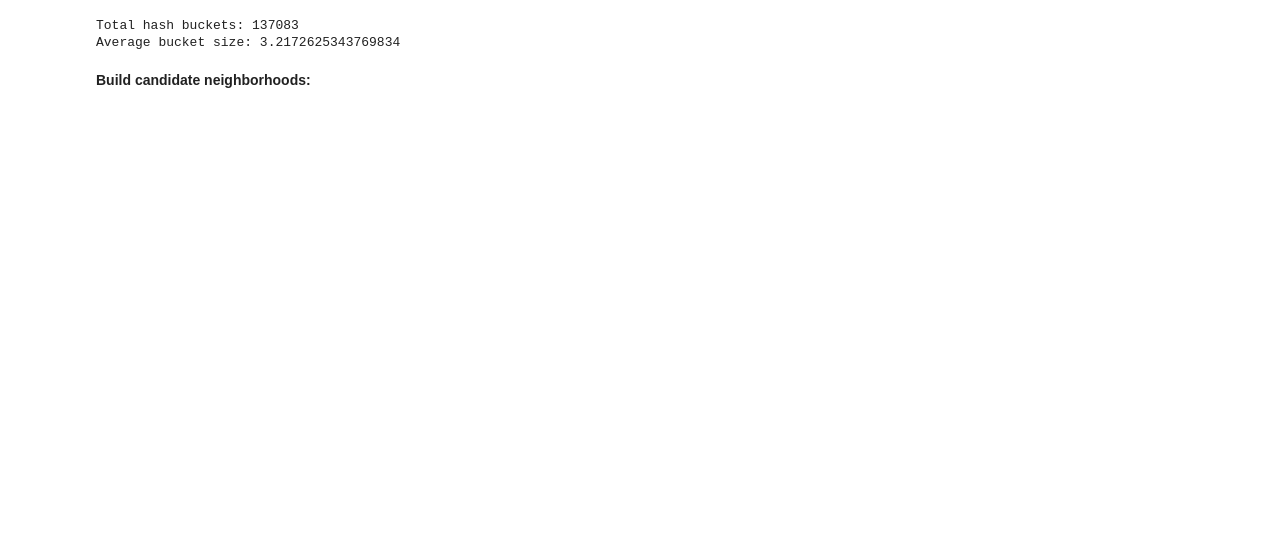
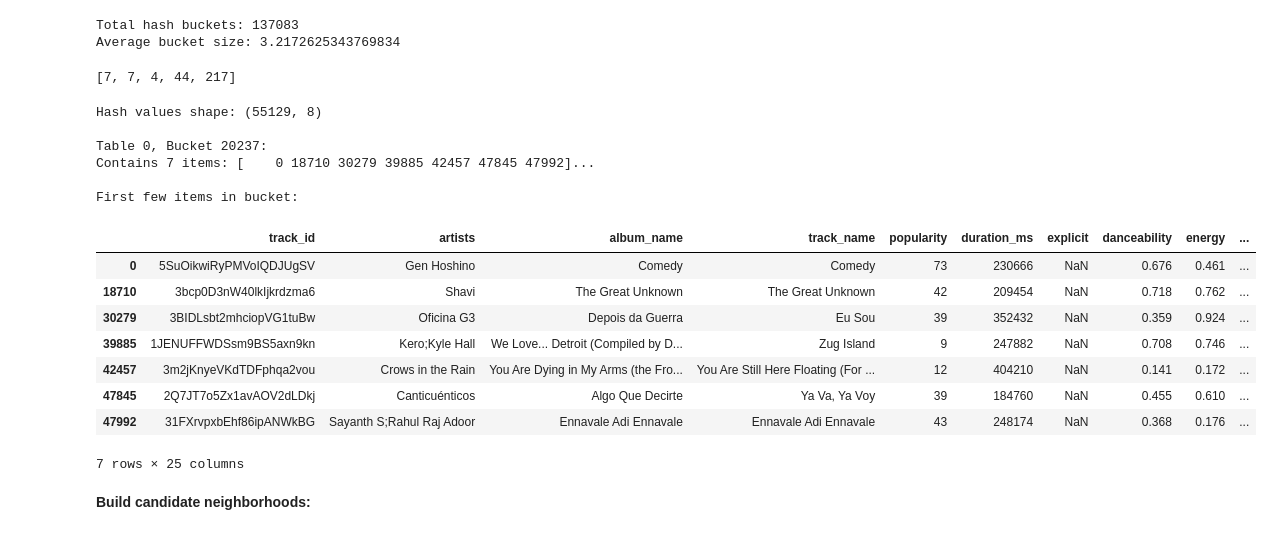
Before and after one commit to adamajane/computational-tools-for-data-science-02807-project, a Jupyter notebook: 3-recommendation-search/3.ipynb, the cells around one changed output. Saved outputs shown, nothing was run; the diff lists cells and outputs as text; code cells hidden in the pictures; blank space fills up the shorter version.

```diff
--- a/3-recommendation-search/3.ipynb
+++ b/3-recommendation-search/3.ipynb
@@ -50,6 +36,7 @@ print("LSH bits shape:", lsh_bits.shape)
 # Load real features
 df_main = pd.read_csv("../dataset_with_lastfm_all.csv")
 df_main = df_main.reset_index(drop=True)
+df_main.drop(columns=["Unnamed: 0"], inplace=True) #This is an irrelevant column, which we can just get rid of.
 X = df_main.select_dtypes(include=[np.number]).to_numpy()
 
 n_items = lsh_bits.shape[0]
@@ -75,6 +117,65 @@ print("Average bucket size:", np.mean(bucket_sizes))
 # %% [output]
 Total hash buckets: 137083
 Average bucket size: 3.2172625343769834
+# %%
+print(bucket_sizes[:5]) #Amount of songs in each buckets. Does not differentiate between tables.
+#Only shows the first 5.
+# %% [output]
+[7, 7, 4, 44, 217]
+# %%
+def get_hash_values(lsh_bits, n_tables, n_bits_per_table):
+    """
+    Convert binary bits to integer hash values for each table.
+
+    Returns: array of shape (n_items, n_tables) with integer hash values
+    """
+    n_items = lsh_bits.shape[0]
+    hash_values = np.zeros((n_items, n_tables), dtype=np.uint32)
+
+    for table_idx in range(n_tables):
+        start_bit = table_idx * n_bits_per_table
+        end_bit = start_bit + n_bits_per_table
+
+        # Get bits for this table
+        table_bits = lsh_bits[:, start_bit:end_bit]
+
+        # Convert binary to integer (each row becomes one hash value)
+        powers = 2 ** np.arange(n_bits_per_table)
+        hash_values[:, table_idx] = table_bits @ powers
+
+    return hash_values
+
+# Get hash values for all items
+hash_values = get_hash_values(lsh_bits, n_tables, n_bits_per_table)
+print("Hash values shape:", hash_values.shape)  # (n_items, 8)
+
+# Example: View all items in a specific bucket
+table_idx = 0  # Choose which table (0-7)
+bucket_id = hash_values[0, table_idx]  # Use item 0's hash as example
+
+items_in_bucket = np.where(hash_values[:, table_idx] == bucket_id)[0]
+print(f"\nTable {table_idx}, Bucket {bucket_id}:")
+print(f"Contains {len(items_in_bucket)} items: {items_in_bucket[:10]}...")
+
+# View these items' data
+print("\nFirst few items in bucket:")
+display(df_main.iloc[items_in_bucket])
+# %% [output]
+Hash values shape: (55129, 8)
+
+Table 0, Bucket 20237:
+Contains 7 items: [    0 18710 30279 39885 42457 47845 47992]...
+
+First few items in bucket:
+|  | track_id | artists | album_name | track_name | popularity | duration_ms | explicit | danceability | energy | ... |
+| 0 | 5SuOikwiRyPMVoIQDJUgSV | Gen Hoshino | Comedy | Comedy | 73 | 230666 | NaN | 0.676 | 0.461 | ... |
+| 18710 | 3bcp0D3nW40lkIjkrdzma6 | Shavi | The Great Unknown | The Great Unknown | 42 | 209454 | NaN | 0.718 | 0.762 | ... |
+| 30279 | 3BIDLsbt2mhciopVG1tuBw | Oficina G3 | Depois da Guerra | Eu Sou | 39 | 352432 | NaN | 0.359 | 0.924 | ... |
+| 39885 | 1JENUFFWDSsm9BS5axn9kn | Kero;Kyle Hall | We Love... Detroit (Compiled by D... | Zug Island | 9 | 247882 | NaN | 0.708 | 0.746 | ... |
+| 42457 | 3m2jKnyeVKdTDFphqa2vou | Crows in the Rain | You Are Dying in My Arms (the Fro... | You Are Still Here Floating (For ... | 12 | 404210 | NaN | 0.141 | 0.172 | ... |
+| 47845 | 2Q7JT7o5Zx1avAOV2dLDkj | Canticuénticos | Algo Que Decirte | Ya Va, Ya Voy | 39 | 184760 | NaN | 0.455 | 0.610 | ... |
+| 47992 | 31FXrvpxbEhf86ipANWkBG | Sayanth S;Rahul Raj Adoor | Ennavale Adi Ennavale | Ennavale Adi Ennavale | 43 | 248174 | NaN | 0.368 | 0.176 | ... |
+7 rows × 25 columns
 # %% [markdown]
 **Build candidate neighborhoods:**
 # %%
```
Also changed, not shown: parts of 42 cells of this notebook, 2 other files.
